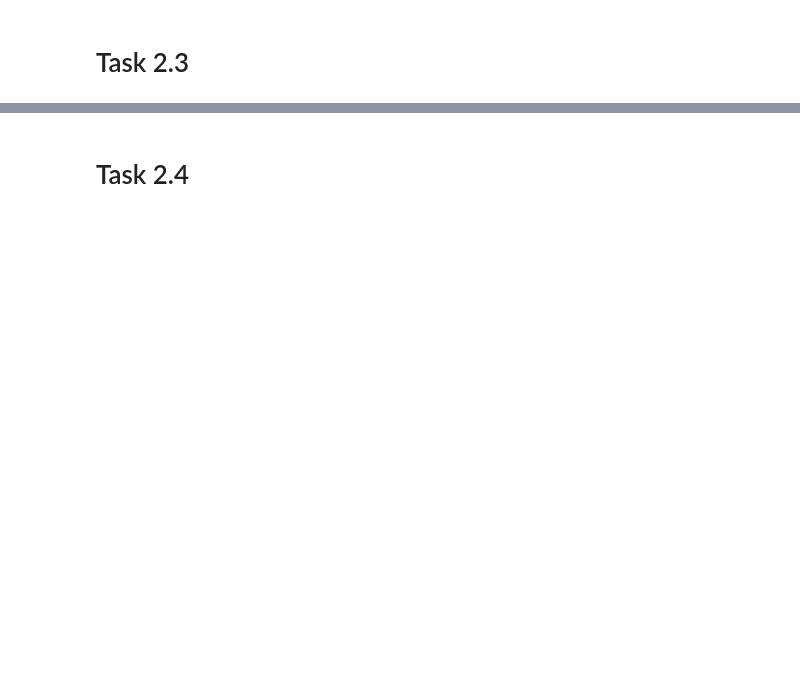
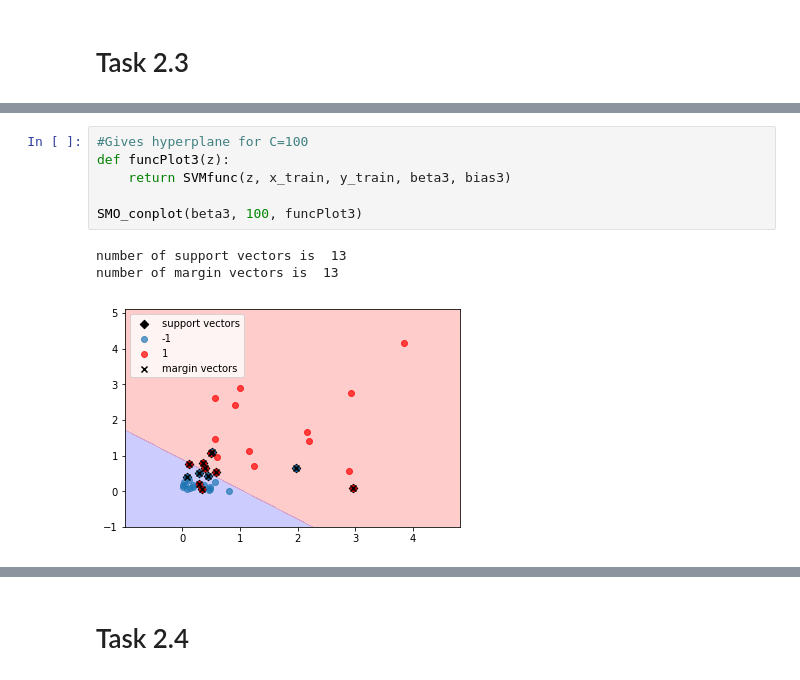
Before and after one commit to JWuzyk/Machine-Learning-Practical-Lab, a Jupyter notebook: Sheet 2.ipynb, the cells around one changed output, grey strips where cells are left out. Saved outputs shown, nothing was run; the diff lists cells and outputs as text; blank space fills up the shorter version.

```diff
--- a/Sheet 2.ipynb
+++ b/Sheet 2.ipynb
@@ -80,0 +149,10 @@ def SMO(x, y, iterations, C):
+# %%
+#Gives hyperplane for C=100
+def funcPlot3(z):
+    return SVMfunc(z, x_train, y_train, beta3, bias3)
+
+SMO_conplot(beta3, 100, funcPlot3)
+# %% [output]
+number of support vectors is  13
+number of margin vectors is  13
+[figure, added]
```
Also changed, not shown: parts of 40 cells of this notebook.
